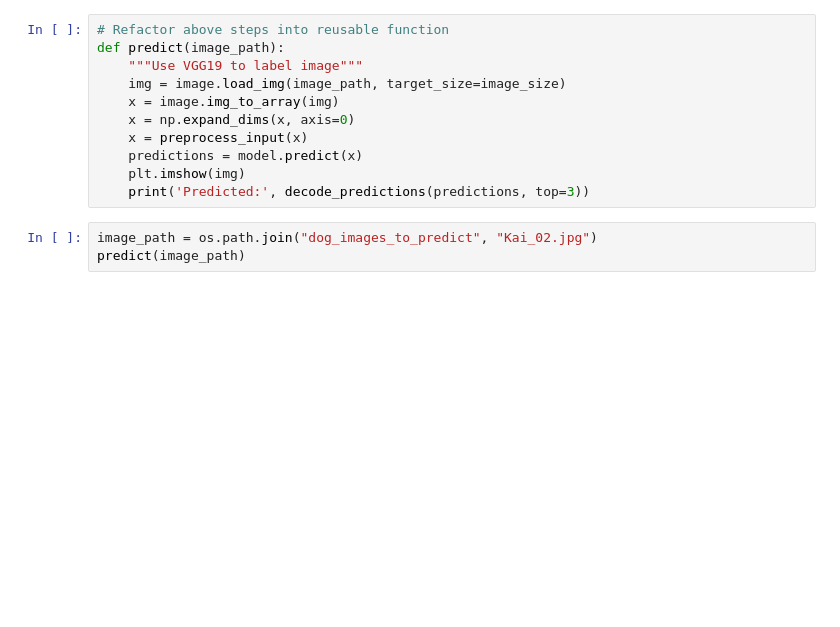
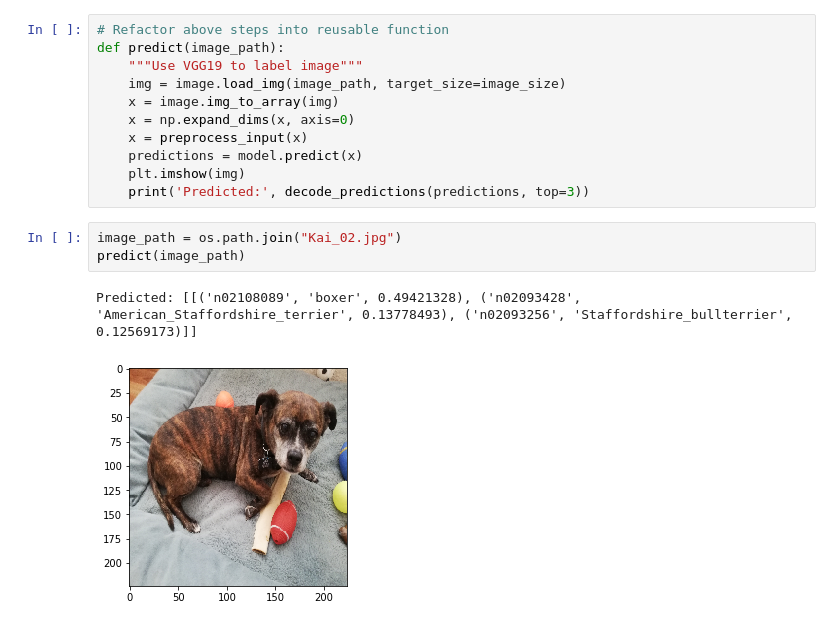
Before and after one commit to LuLu-89/dog_predictor, a Jupyter notebook: dog_breed_predictor.ipynb, the cells around one changed output. Cells and saved outputs as stored; diff of their text form; blank space fills up the shorter version.

```diff
--- a/dog_breed_predictor.ipynb
+++ b/dog_breed_predictor.ipynb
@@ -61,6 +76,9 @@ def predict(image_path):
     plt.imshow(img)
     print('Predicted:', decode_predictions(predictions, top=3))
 # %%
-image_path = os.path.join("dog_images_to_predict", "Kai_02.jpg")
+image_path = os.path.join("Kai_02.jpg")
 predict(image_path)
+# %% [output]
+Predicted: [[('n02108089', 'boxer', 0.49421328), ('n02093428', 'American_Staffordshire_terrier', 0.13778493), ('n02093256', 'Staffordshire_bullterrier', 0.12569173)]]
+[figure, added]
 # %%
```
Also changed, not shown: parts of 20 cells of this notebook.
